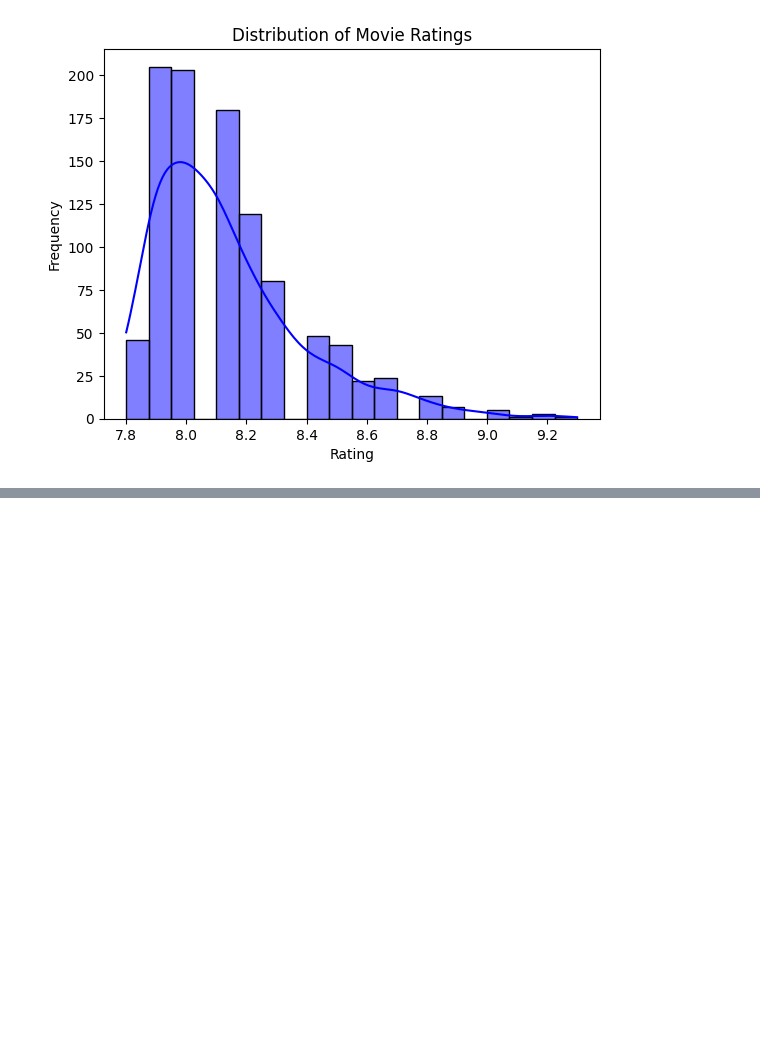
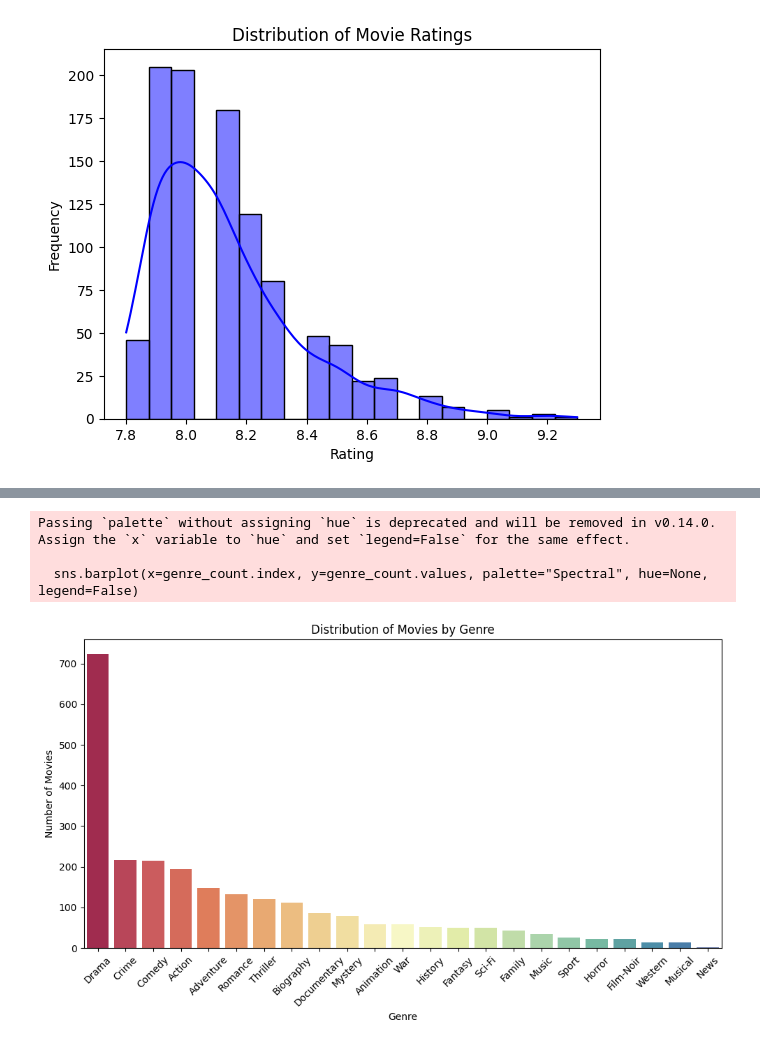
Before and after one commit to Arihant-3/Movie-Data-Analysis, a Jupyter notebook: main.ipynb, the cells around one changed output, grey strips where cells are left out. Cells and saved outputs as stored; diff of their text form; code cells hidden in the pictures; blank space fills up the shorter version.

Commit message:
Adding more graphs

```diff
--- a/main.ipynb
+++ b/main.ipynb
@@ -24,3 +24,13 @@ plt.ylabel('Frequency')
 plt.show()
 # %% [output]
 [figure]
+# %%
+# Split the genres column by commas, creating a list for each movie
+df['genres'] = df['genres'].str.split(', ')
+
+# Explode the list so that each genre appears as a separate row
+df_exploded = df.explode('genres')
+
+# Group by genre and count the number of occurrences
+genre_count = df_exploded['genres'].value_counts()
+genre_count
@@ -26,0 +55,16 @@ plt.show()
+# %%
+plt.figure(figsize=(10, 6))
+
+sns.barplot(x=genre_count.index, y=genre_count.values, palette="Spectral", hue=None, legend=False)
+plt.title('Distribution of Movies by Genre')
+plt.xlabel('Genre')
+plt.ylabel('Number of Movies')
+plt.xticks(rotation=45)
+plt.tight_layout()
+
+plt.show()
+# %% [output]
+Passing `palette` without assigning `hue` is deprecated and will be removed in v0.14.0. Assign the `x` variable to `hue` and set `legend=False` for the same effect.
+
+  sns.barplot(x=genre_count.index, y=genre_count.values, palette="Spectral", hue=None, legend=False)
+[figure, added]
```
Also changed, not shown: parts of 4 cells of this notebook.
